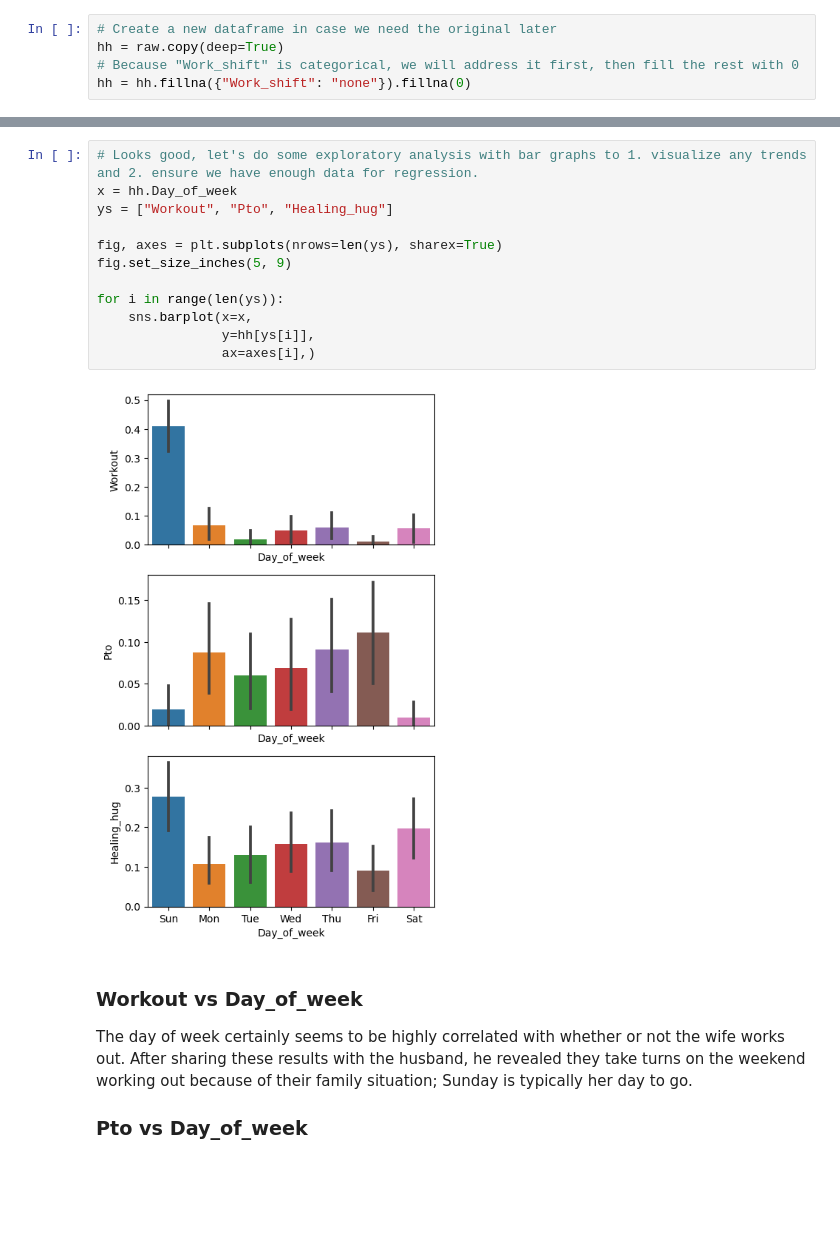
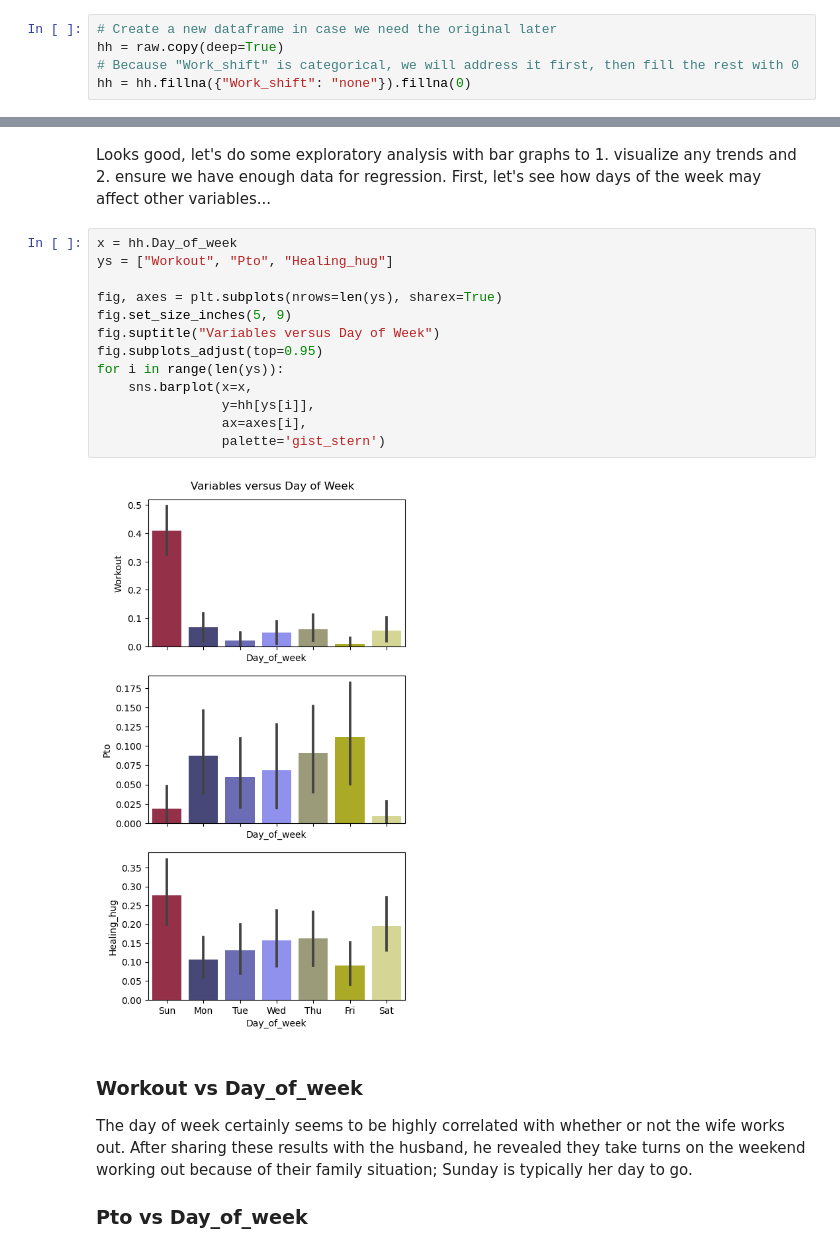
Before and after one commit to oto235/Jason-Schwarz-Data-Science-Portfolio, a Jupyter notebook: healing_hugs/main.ipynb, the cells around one changed output, grey strips where cells are left out. Cells and saved outputs as stored; diff of their text form; blank space fills up the shorter version.

Commit message:
data annotation

```diff
--- a/healing_hugs/main.ipynb
+++ b/healing_hugs/main.ipynb
@@ -88,17 +104,21 @@ Pto[0 1]
+# %% [markdown]
+Looks good, let's do some exploratory analysis with bar graphs to 1. visualize any trends and 2. ensure we have enough data for regression.
+First, let's see how days of the week may affect other variables...
 # %%
-# Looks good, let's do some exploratory analysis with bar graphs to 1. visualize any trends and 2. ensure we have enough data for regression.
 x = hh.Day_of_week
 ys = ["Workout", "Pto", "Healing_hug"]
 
 fig, axes = plt.subplots(nrows=len(ys), sharex=True)
 fig.set_size_inches(5, 9)
-
+fig.suptitle("Variables versus Day of Week")
+fig.subplots_adjust(top=0.95)
 for i in range(len(ys)):
     sns.barplot(x=x,
                 y=hh[ys[i]],
-                ax=axes[i],)
+                ax=axes[i],
+                palette='gist_stern')
 # %% [output]
-[figure, old version]
+[figure, new version]
 # %% [markdown]
 ### Workout vs Day_of_week
 The day of week certainly seems to be highly correlated with whether or not the wife works out. After sharing these results with the husband, he revealed they take turns on the weekend working out because of their family situation; Sunday is typically her day to go.
```
Also changed, not shown: parts of 41 cells of this notebook, 3 other files.
